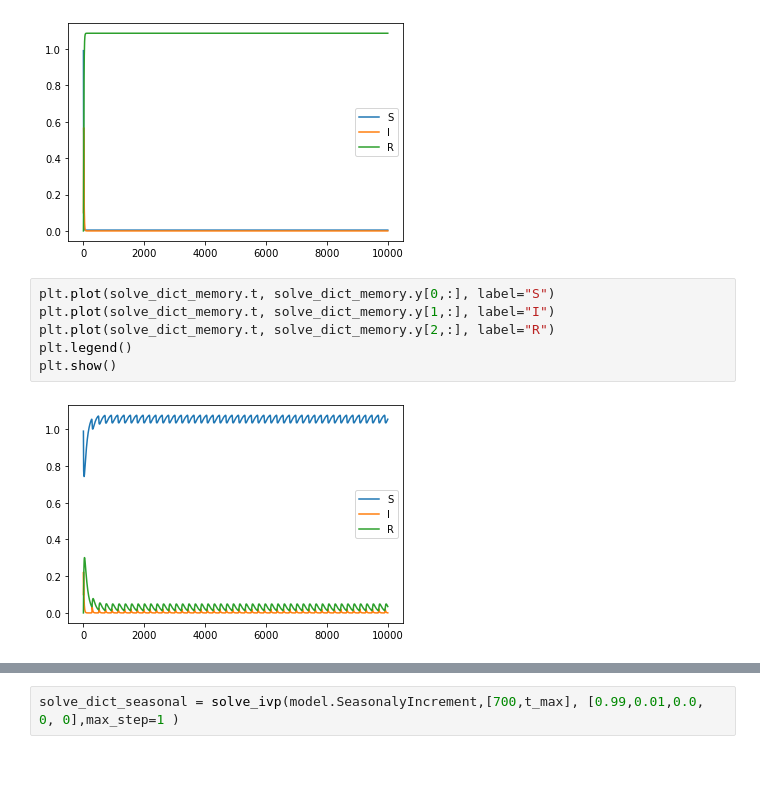
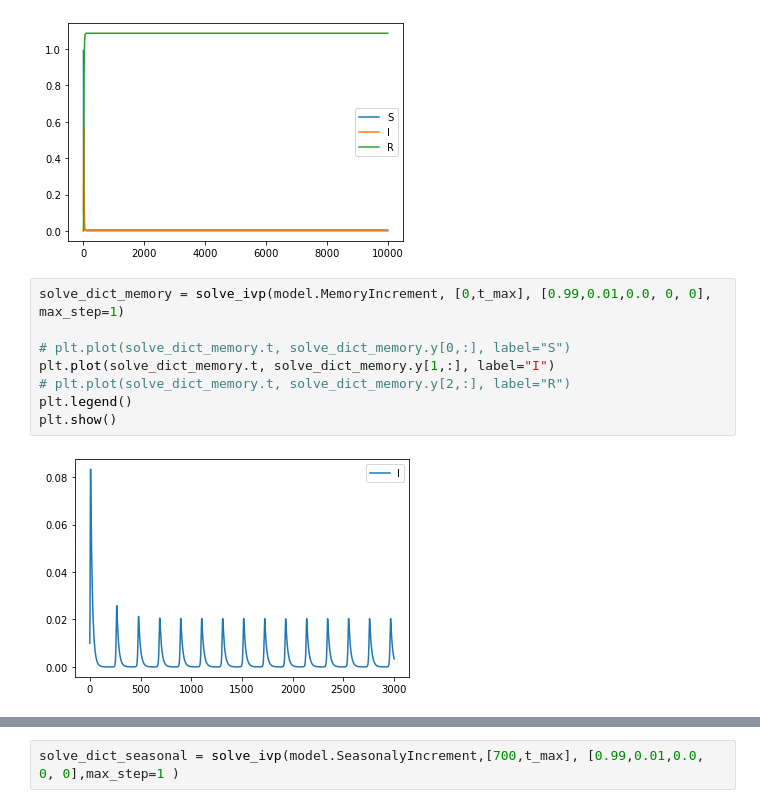
Before and after one commit to simonblaue/Epidemics_SRI_model, a Jupyter notebook: simulation.ipynb, the cells around one changed output, grey strips where cells are left out. Cells and saved outputs as stored; diff of their text form; blank space fills up the shorter version.

```diff
--- a/simulation.ipynb
+++ b/simulation.ipynb
@@ -23,10 +21,12 @@ plt.show()
 # %% [output]
 [figure]
 # %%
-plt.plot(solve_dict_memory.t, solve_dict_memory.y[0,:], label="S")
+solve_dict_memory = solve_ivp(model.MemoryIncrement, [0,t_max], [0.99,0.01,0.0, 0, 0], max_step=1)
+
+# plt.plot(solve_dict_memory.t, solve_dict_memory.y[0,:], label="S")
 plt.plot(solve_dict_memory.t, solve_dict_memory.y[1,:], label="I")
-plt.plot(solve_dict_memory.t, solve_dict_memory.y[2,:], label="R")
+# plt.plot(solve_dict_memory.t, solve_dict_memory.y[2,:], label="R")
 plt.legend()
 plt.show()
 # %% [output]
-[figure, old version]
+[figure, new version]
```
Also changed, not shown: parts of 2 cells of this notebook, 5 other files.
